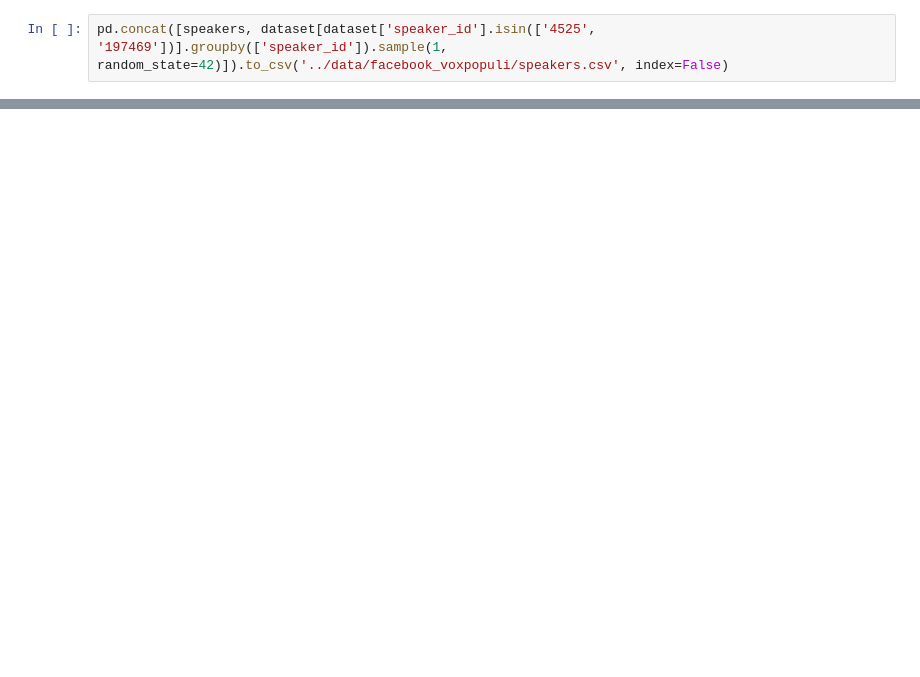
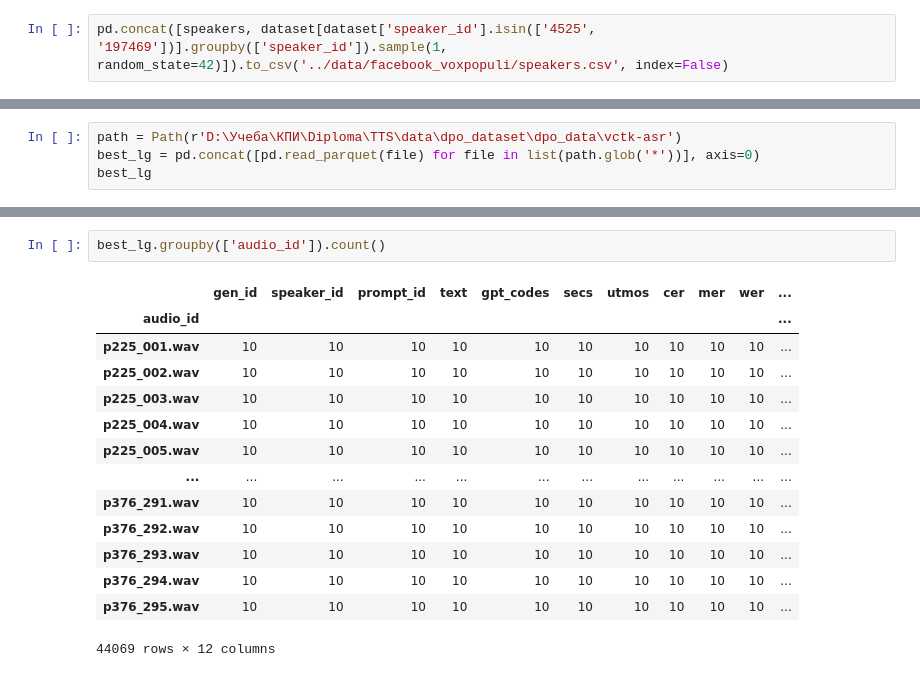
Before and after one commit to BirdWithDreams/diploma, a Jupyter notebook: my_scripts/metrics.ipynb, the cells around one changed output, grey strips where cells are left out. Cells and saved outputs as stored; diff of their text form; blank space fills up the shorter version.

```diff
--- a/my_scripts/metrics.ipynb
+++ b/my_scripts/metrics.ipynb
@@ -555,0 +616,4 @@ pd.concat([speakers, dataset[dataset['speaker_id'].isin(['4525', '197469'])].gro
+# %%
+path = Path(r'D:\Учеба\КПИ\Diploma\TTS\data\dpo_dataset\dpo_data\vctk-asr')
+best_lg = pd.concat([pd.read_parquet(file) for file in list(path.glob('*'))], axis=0)
+best_lg
@@ -555,0 +634,17 @@ pd.concat([speakers, dataset[dataset['speaker_id'].isin(['4525', '197469'])].gro
+# %%
+best_lg.groupby(['audio_id']).count()
+# %% [output]
+|  | gen_id | speaker_id | prompt_id | text | gpt_codes | secs | utmos | cer | mer | wer | ... |
+| audio_id |  |  |  |  |  |  |  |  |  |  | ... |
+| p225_001.wav | 10 | 10 | 10 | 10 | 10 | 10 | 10 | 10 | 10 | 10 | ... |
+| p225_002.wav | 10 | 10 | 10 | 10 | 10 | 10 | 10 | 10 | 10 | 10 | ... |
+| p225_003.wav | 10 | 10 | 10 | 10 | 10 | 10 | 10 | 10 | 10 | 10 | ... |
+| p225_004.wav | 10 | 10 | 10 | 10 | 10 | 10 | 10 | 10 | 10 | 10 | ... |
+| p225_005.wav | 10 | 10 | 10 | 10 | 10 | 10 | 10 | 10 | 10 | 10 | ... |
+| ... | ... | ... | ... | ... | ... | ... | ... | ... | ... | ... | ... |
+| p376_291.wav | 10 | 10 | 10 | 10 | 10 | 10 | 10 | 10 | 10 | 10 | ... |
+| p376_292.wav | 10 | 10 | 10 | 10 | 10 | 10 | 10 | 10 | 10 | 10 | ... |
+| p376_293.wav | 10 | 10 | 10 | 10 | 10 | 10 | 10 | 10 | 10 | 10 | ... |
+| p376_294.wav | 10 | 10 | 10 | 10 | 10 | 10 | 10 | 10 | 10 | 10 | ... |
+| p376_295.wav | 10 | 10 | 10 | 10 | 10 | 10 | 10 | 10 | 10 | 10 | ... |
+44069 rows × 12 columns
```
Also changed, not shown: parts of 12 cells of this notebook.
